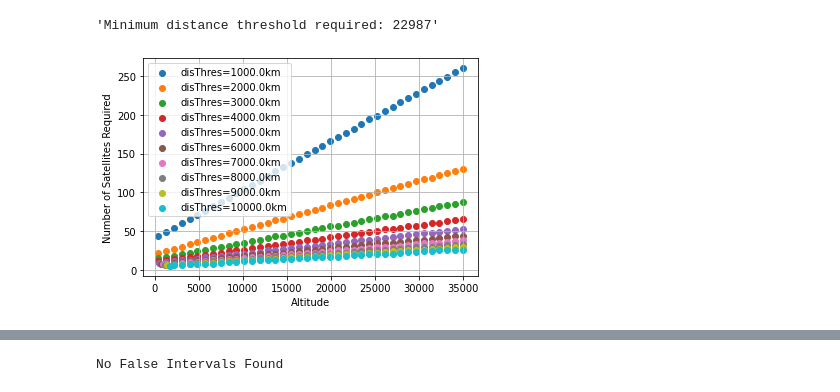
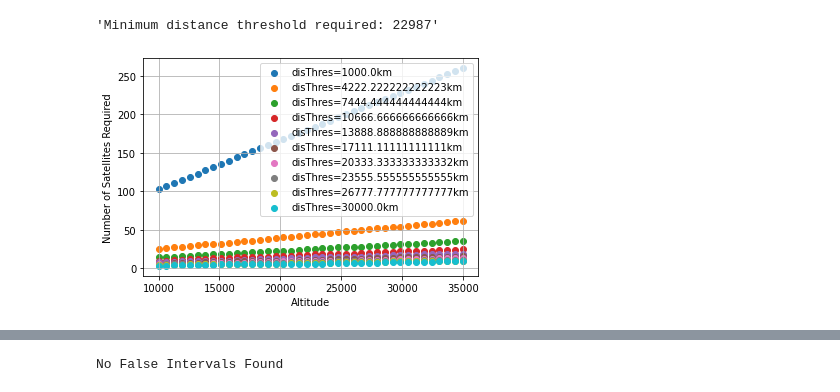
Before and after one commit to manweichan/SatLib, a Jupyter notebook: islTradestudy.ipynb, the cells around one changed output, grey strips where cells are left out. Cells and saved outputs as stored; diff of their text form; code cells hidden in the pictures.

```diff
--- a/islTradestudy.ipynb
+++ b/islTradestudy.ipynb
@@ -14,9 +15,9 @@ islTradestudyFunc.calcMinMaxParams(alt=6900, numSats=3)
 # %% [output]
 'Minimum distance threshold required: 22987'
 # %%
-alt = np.linspace(400, 35000, 40)
-disThres = np.linspace(1000, 10000, 10)
+alt = np.linspace(10000, 35000, 40)
+disThres = np.linspace(1000, 30000, 10)
 islTradestudyFunc.graphNumSats(alt, disThres, varyDisThres=True)
 # %% [output]
-[figure, old version]
+[figure, new version]
 # %%
```
Also changed, not shown: parts of 3 cells of this notebook, 1 other file.
